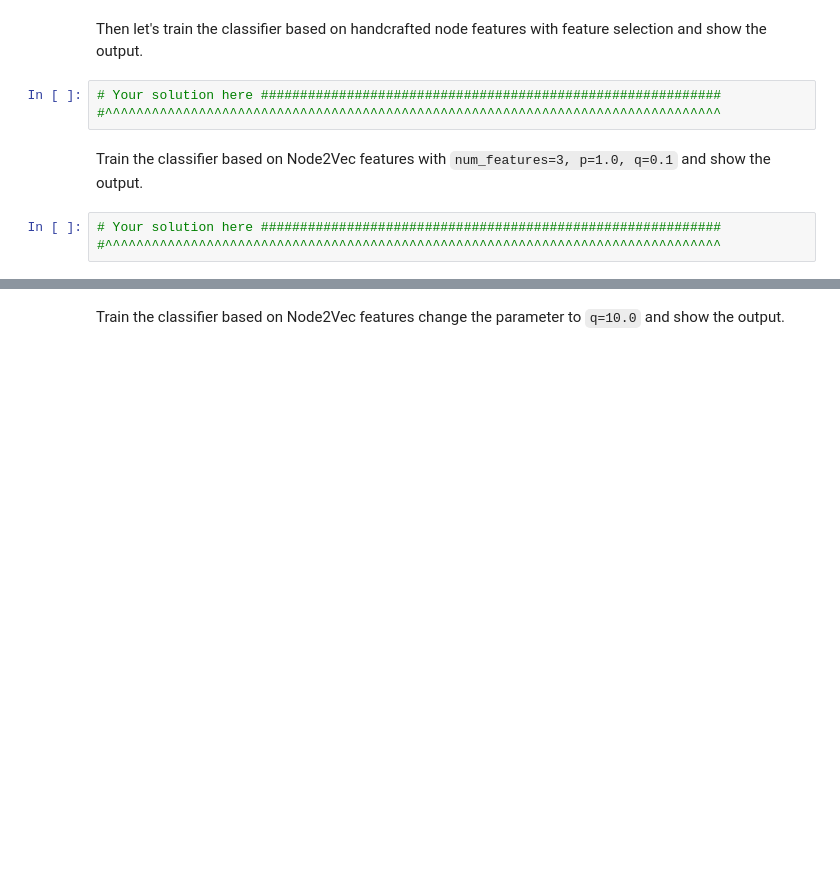
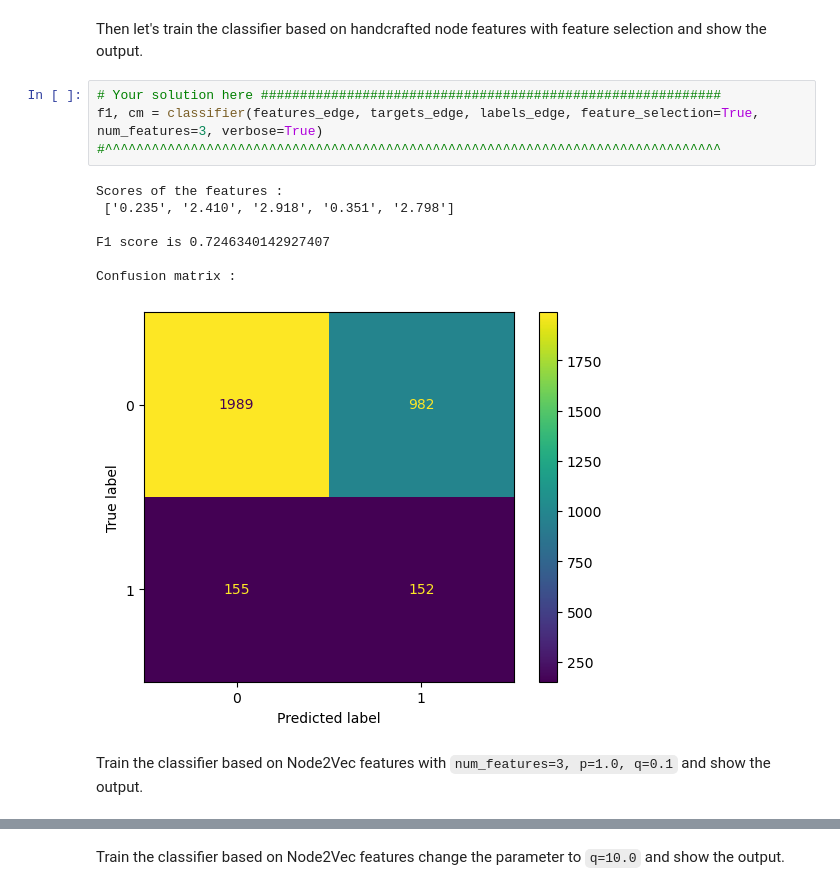
Before and after one commit to hugofluhr/NML2023, a Jupyter notebook: nml23_assignment2.ipynb, the cells around one changed output, grey strips where cells are left out. Drawn from its saved outputs; the diff is of its cells as text; blank space fills up the shorter version.

```diff
--- a/nml23_assignment2.ipynb
+++ b/nml23_assignment2.ipynb
@@ -743,10 +705,16 @@ First let's train the classifier based on handcrafted node features without feat
 # %% [markdown]
 Then let's train the classifier based on handcrafted node features with feature selection and show the output.
-# %%
-# Your solution here ###########################################################
-#^^^^^^^^^^^^^^^^^^^^^^^^^^^^^^^^^^^^^^^^^^^^^^^^^^^^^^^^^^^^^^^^^^^^^^^^^^^^^^^
+# %%
+# Your solution here ###########################################################
+f1, cm = classifier(features_edge, targets_edge, labels_edge, feature_selection=True, num_features=3, verbose=True)
+#^^^^^^^^^^^^^^^^^^^^^^^^^^^^^^^^^^^^^^^^^^^^^^^^^^^^^^^^^^^^^^^^^^^^^^^^^^^^^^^
+# %% [output]
+Scores of the features :
+ ['0.235', '2.410', '2.918', '0.351', '2.798']
+
+F1 score is 0.7246340142927407
+
+Confusion matrix :
+[figure, added]
 # %% [markdown]
 Train the classifier based on Node2Vec features with `num_features=3, p=1.0, q=0.1` and show the output.
-# %%
-# Your solution here ###########################################################
-#^^^^^^^^^^^^^^^^^^^^^^^^^^^^^^^^^^^^^^^^^^^^^^^^^^^^^^^^^^^^^^^^^^^^^^^^^^^^^^^
```
Also changed, not shown: parts of 18 cells of this notebook.
